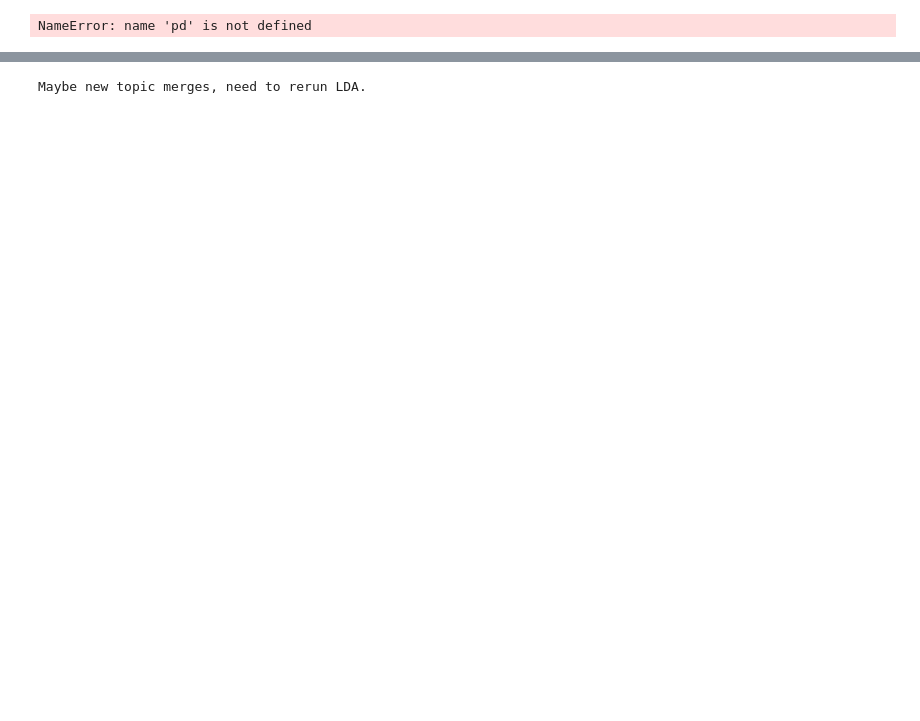
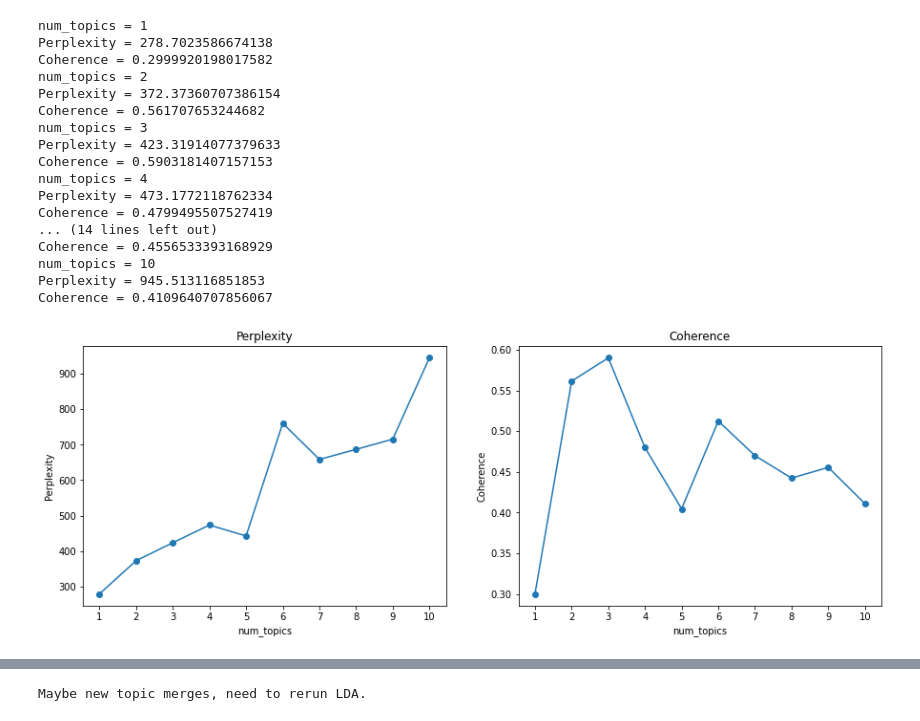
Before and after one commit to Heart-1ess/TopicPred, a Jupyter notebook: main.ipynb, the cells around one changed output, grey strips where cells are left out. Saved outputs shown, nothing was run; the diff lists cells and outputs as text; code cells hidden in the pictures; blank space fills up the shorter version.

```diff
--- a/main.ipynb
+++ b/main.ipynb
@@ -7,28 +7,45 @@ import os
 # %%
 # 读取csv
 df = pd.read_csv('/home/chengyuli/yanshan/data/DataScience/finalData/news.csv')
 
 # 读取停用词表
 stopwordsPath = "/home/chengyuli/yanshan/data/DataScience/stop_words_ch.txt"
 stopwords = readStopWords(stopwordsPath)
 
 # 设置时间片，以天为单位
 time_interval = 30
 
 # 开始分割时间片
 list_df = splitWithTime(df, time_interval, lang='en-us')
 
 # 预处理
 for each in list_df:
     each['df'] = preprocess(each['df'], stopwords)
 
 # (重要) 修改此处来修改需要进行处理的文本集合
-df_test = pd.concat([df['df'] for df in list_df[:-1]])
+df_test = pd.concat([df['df'] for df in list_df])
 
 # 主题提取
 num_topics = 10
 model_list, dic, corpus_tfidf = TopicExtraction(df_test['contents'].tolist(), num_topics)
 # %% [output]
-NameError: name 'pd' is not defined
+num_topics = 1
+Perplexity = 278.7023586674138
+Coherence = 0.2999920198017582
+num_topics = 2
+Perplexity = 372.37360707386154
+Coherence = 0.561707653244682
+num_topics = 3
+Perplexity = 423.31914077379633
+Coherence = 0.5903181407157153
+num_topics = 4
+Perplexity = 473.1772118762334
+Coherence = 0.4799495507527419
+... (14 lines left out)
+Coherence = 0.4556533393168929
+num_topics = 10
+Perplexity = 945.513116851853
+Coherence = 0.4109640707856067
+[figure, added]
 # %%
 # 选择最优主题个数
```
Also changed, not shown: parts of 3 cells of this notebook, 6 other files.
